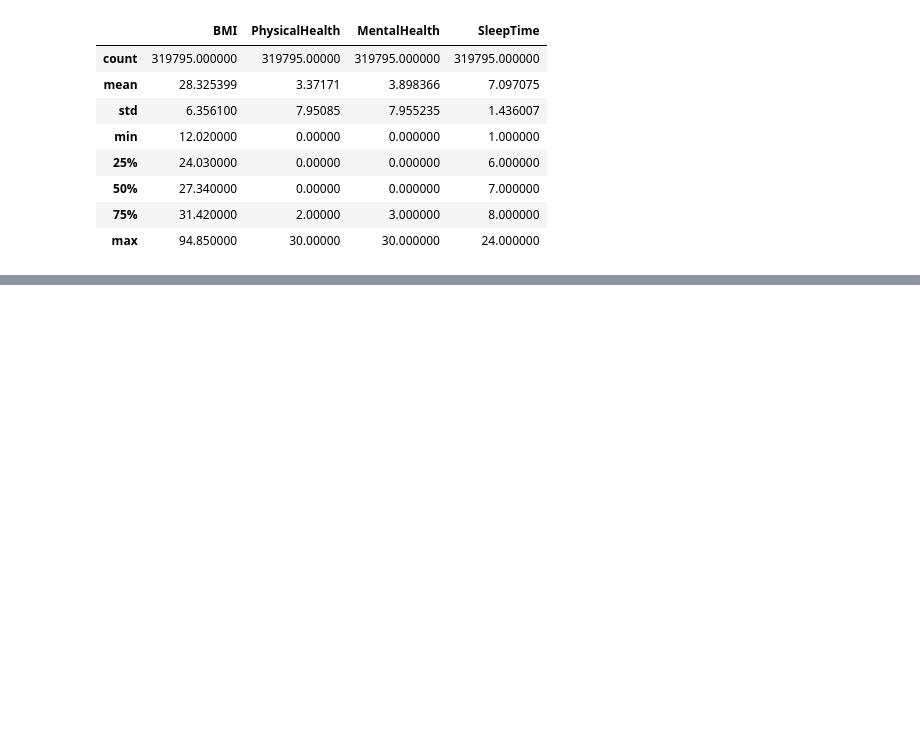
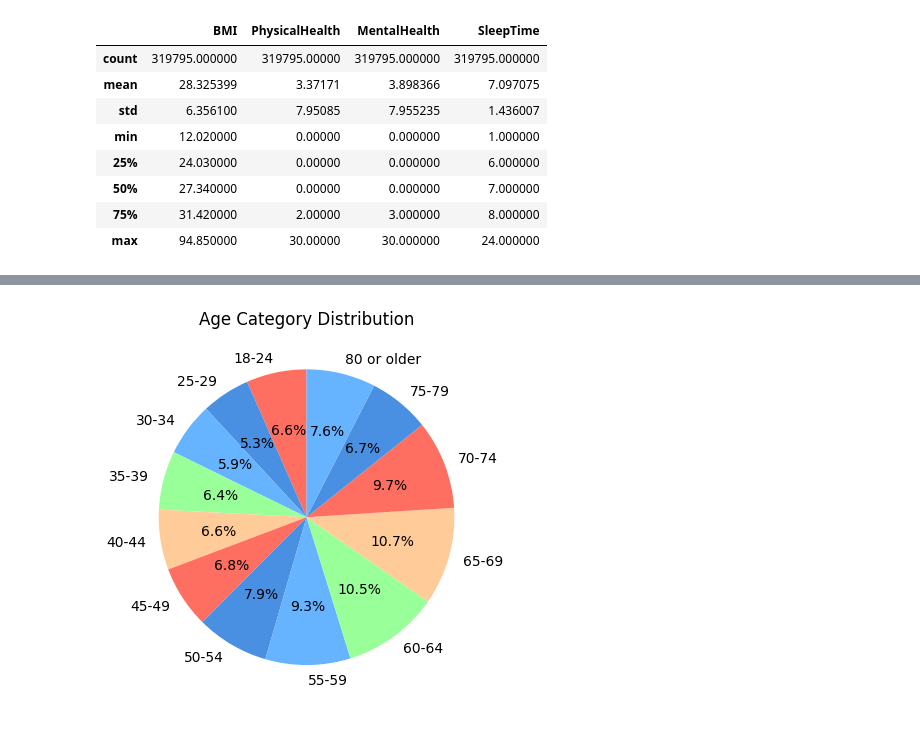
Before and after one commit to moranxuege/2024Research_SU, a Jupyter notebook: Analysis/2020_EDA.ipynb, the cells around one changed output, grey strips where cells are left out. Cells and saved outputs as stored; diff of their text form; code cells hidden in the pictures; blank space fills up the shorter version.

```diff
--- a/Analysis/2020_EDA.ipynb
+++ b/Analysis/2020_EDA.ipynb
@@ -51,0 +93,13 @@ data.describe()
+# %%
+age_order = ['18-24', '25-29', '30-34', '35-39', '40-44', '45-49', '50-54', '55-59',
+             '60-64', '65-69', '70-74', '75-79', '80 or older']
+
+# Get the value counts and ensure they are sorted by the defined age order
+age_counts = data['AgeCategory'].value_counts().reindex(age_order)
+
+# Plot the pie chart
+plt.pie(age_counts, labels=age_counts.index, autopct='%1.1f%%', startangle=90, colors=['#FF6F61', '#4A90E2', '#66b3ff', '#99ff99', '#ffcc99', '#FF6F61', '#4A90E2', '#66b3ff', '#99ff99', '#ffcc99', '#FF6F61', '#4A90E2', '#66b3ff'])
+plt.title('Age Category Distribution')
+plt.show()
+# %% [output]
+[figure, added]
```
Also changed, not shown: parts of 14 cells of this notebook.
